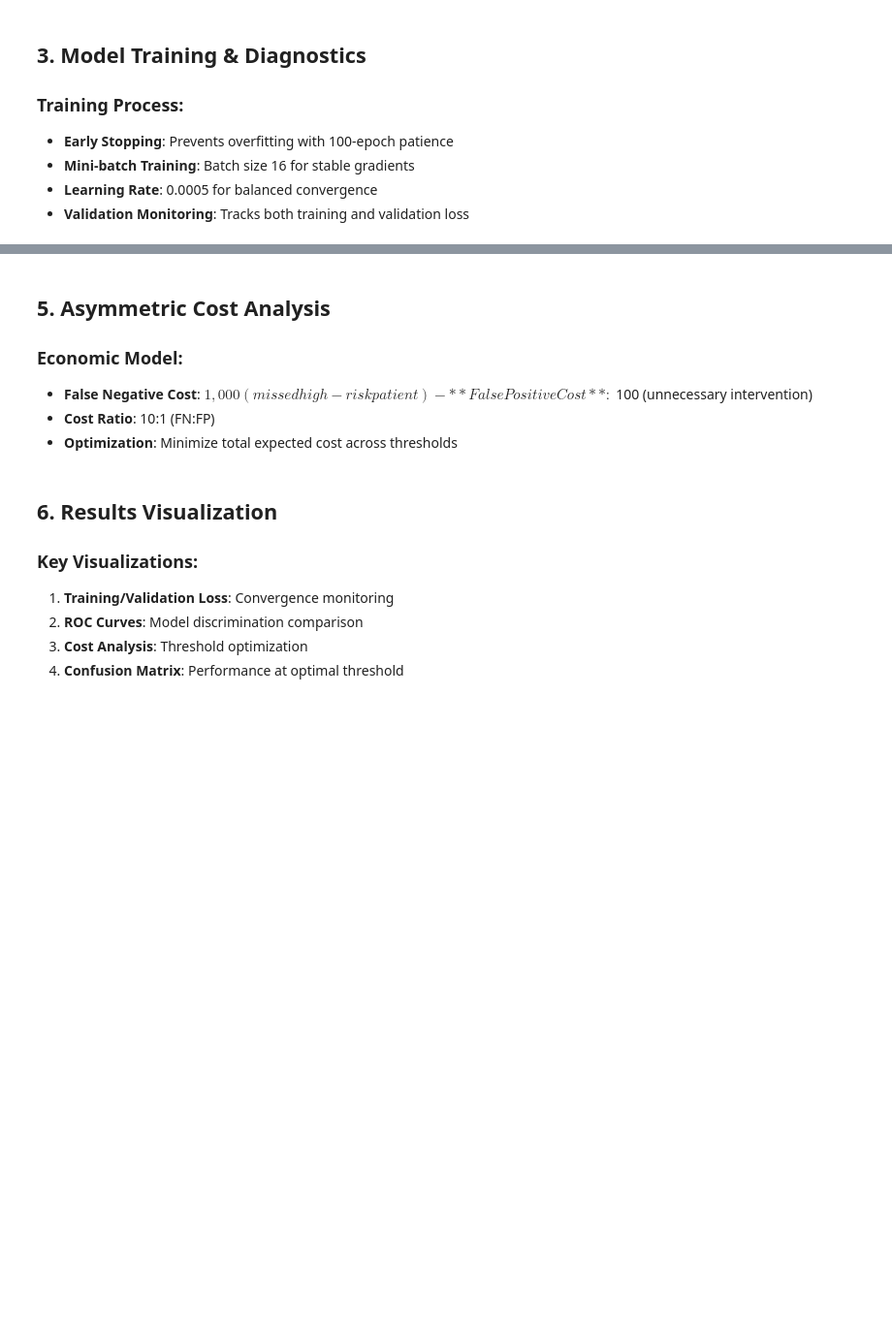
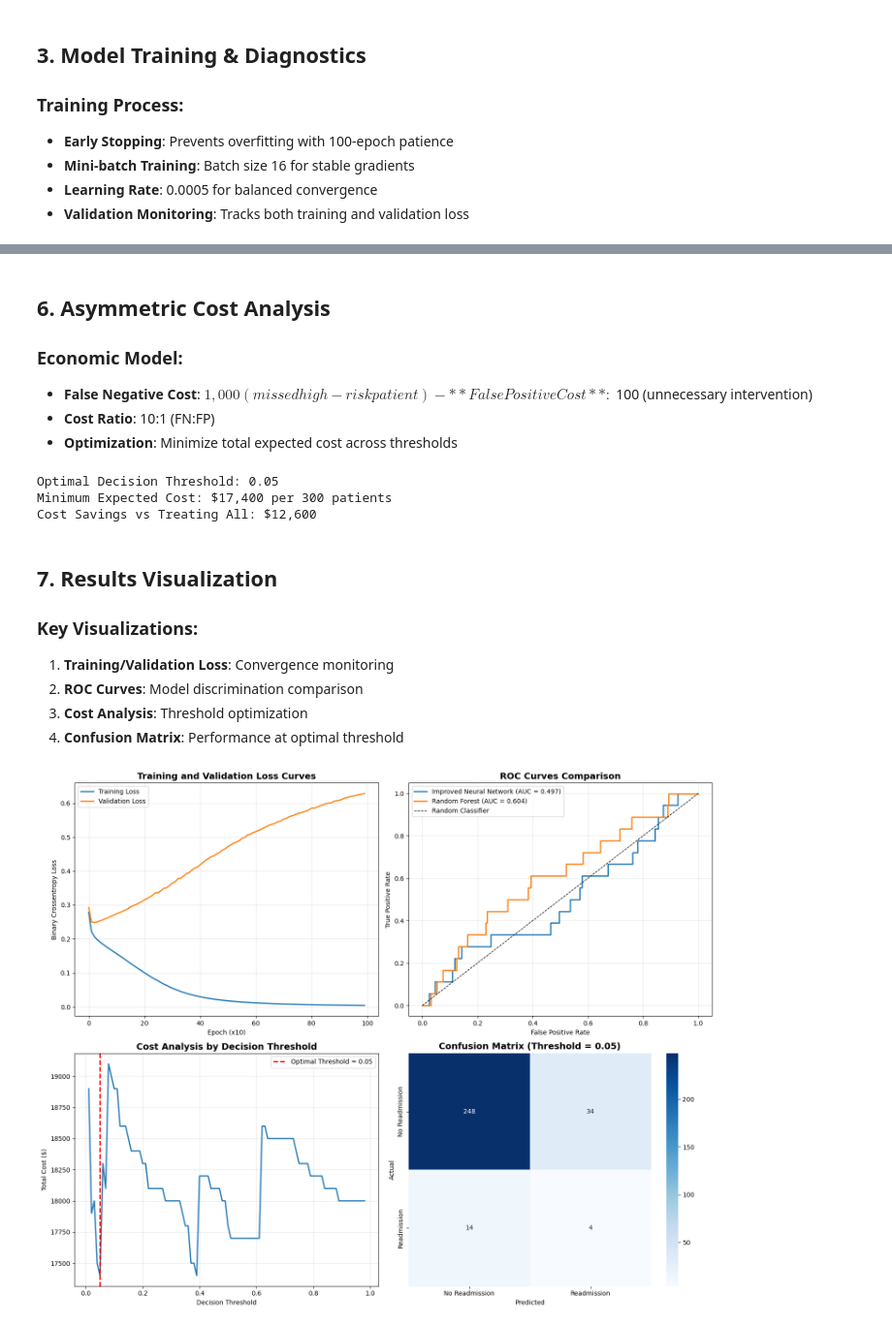
Before and after one commit to MrGladiator14/assignment45, a Jupyter notebook: hospital_neural_network_analysis.ipynb, the cells around one changed output, grey strips where cells are left out. Shown at 97% size. Drawn from its saved outputs; the diff is of its cells as text; code cells hidden in the pictures; blank space fills up the shorter version.

```diff
--- a/hospital_neural_network_analysis.ipynb
+++ b/hospital_neural_network_analysis.ipynb
@@ -275,5 +372,5 @@ rf, rf_pred_proba, rf_pred = train_sklearn_benchmark(X_train, X_test, y_train, y
 # %% [markdown]
-## 5. Asymmetric Cost Analysis
+## 6. Asymmetric Cost Analysis
 
 ### Economic Model:
 - **False Negative Cost**: $1,000 (missed high-risk patient)
@@ -299,13 +396,18 @@ def calculate_optimal_threshold(y_true, y_pred_proba, fn_cost=1000, fp_cost=100)
 
     return optimal_threshold, min_cost, thresholds, costs
 
-optimal_threshold, min_cost, thresholds, costs = calculate_optimal_threshold(y_test, nn_pred_proba)
+# Use improved neural network for cost analysis
+optimal_threshold, min_cost, thresholds, costs = calculate_optimal_threshold(y_test, improved_pred_proba)
 
 print(f"Optimal Decision Threshold: {optimal_threshold:.2f}")
 print(f"Minimum Expected Cost: ${min_cost:,.0f} per {len(y_test)} patients")
 print(f"Cost Savings vs Treating All: ${(len(y_test) * 100) - min_cost:,.0f}")
+# %% [output]
+Optimal Decision Threshold: 0.05
+Minimum Expected Cost: $17,400 per 300 patients
+Cost Savings vs Treating All: $12,600
 # %% [markdown]
-## 6. Results Visualization
+## 7. Results Visualization
 
 ### Key Visualizations:
 1. **Training/Validation Loss**: Convergence monitoring
@@ -313,54 +415,51 @@ print(f"Cost Savings vs Treating All: ${(len(y_test) * 100) - min_cost:,.0f}")
 3. **Cost Analysis**: Threshold optimization
 4. **Confusion Matrix**: Performance at optimal threshold
 # %%
-def plot_comprehensive_results(nn, y_test, nn_pred_proba, rf_pred_proba, thresholds, costs):
+def plot_comprehensive_results(nn_improved, y_test, improved_pred_proba, rf_pred_proba, thresholds, costs):
     fig, axes = plt.subplots(2, 2, figsize=(15, 12))
 
-    # Training loss curves
-    axes[0, 0].plot(nn.loss_history, label='Training Loss', linewidth=2)
-    axes[0, 0].plot(nn.val_loss_history, label='Validation Loss', linewidth=2)
+    axes[0, 0].plot(nn_improved.loss_history, label='Training Loss', linewidth=2)
+    axes[0, 0].plot(nn_improved.val_loss_history, label='Validation Loss', linewidth=2)
     axes[0, 0].set_title('Training and Validation Loss Curves', fontsize=14, fontweight='bold')
     axes[0, 0].set_xlabel('Epoch (x10)')
     axes[0, 0].set_ylabel('Binary Crossentropy Loss')
     axes[0, 0].legend()
     axes[0, 0].grid(True, alpha=0.3)
 
-    # ROC curves
     from sklearn.metrics import roc_curve
-    nn_fpr, nn_tpr, _ = roc_curve(y_test, nn_pred_proba)
+    nn_fpr, nn_tpr, _ = roc_curve(y_test, improved_pred_proba)
     rf_fpr, rf_tpr, _ = roc_curve(y_test, rf_pred_proba)
 
-    axes[0, 1].plot(nn_fpr, nn_tpr, label=f'Neural Network (AUC = {roc_auc_score(y_test, nn_pred_proba):.3f})', linewidth=2)
+    axes[0, 1].plot(nn_fpr, nn_tpr, label=f'Improved Neural Network (AUC = {roc_auc_score(y_test, improved_pred_proba):.3f})', linewidth=2)
     axes[0, 1].plot(rf_fpr, rf_tpr, label=f'Random Forest (AUC = {roc_auc_score(y_test, rf_pred_proba):.3f})', linewidth=2)
     axes[0, 1].plot([0, 1], [0, 1], 'k--', label='Random Classifier', linewidth=1)
     axes[0, 1].set_title('ROC Curves Comparison', fontsize=14, fontweight='bold')
     axes[0, 1].set_xlabel('False Positive Rate')
     axes[0, 1].set_ylabel('True Positive Rate')
     axes[0, 1].legend()
     axes[0, 1].grid(True, alpha=0.3)
 
-    # Cost analysis
     axes[1, 0].plot(thresholds, costs, linewidth=2)
     axes[1, 0].axvline(optimal_threshold, color='red', linestyle='--', linewidth=2, label=f'Optimal Threshold = {optimal_threshold:.2f}')
     axes[1, 0].set_title('Cost Analysis by Decision Threshold', fontsize=14, fontweight='bold')
     axes[1, 0].set_xlabel('Decision Threshold')
     axes[1, 0].set_ylabel('Total Cost ($)')
     axes[1, 0].legend()
     axes[1, 0].grid(True, alpha=0.3)
 
-    # Confusion matrix at optimal threshold
-    optimal_pred = (nn_pred_proba >= optimal_threshold).astype(int)
+    optimal_pred = (improved_pred_proba >= optimal_threshold).astype(int)
     cm = confusion_matrix(y_test, optimal_pred)
     sns.heatmap(cm, annot=True, fmt='d', cmap='Blues', ax=axes[1, 1],
                 xticklabels=['No Readmission', 'Readmission'],
                 yticklabels=['No Readmission', 'Readmission'])
     axes[1, 1].set_title(f'Confusion Matrix (Threshold = {optimal_threshold:.2f})', fontsize=14, fontweight='bold')
     axes[1, 1].set_xlabel('Predicted')
     axes[1, 1].set_ylabel('Actual')
 
     plt.tight_layout()
     plt.savefig('hospital_nn_comprehensive_results.png', dpi=300, bbox_inches='tight')
     plt.show()
 
-# Generate comprehensive plots
-plot_comprehensive_results(nn, y_test, nn_pred_proba, rf_pred_proba, thresholds, costs)
+plot_comprehensive_results(nn_improved, y_test, improved_pred_proba, rf_pred_proba, thresholds, costs)
+# %% [output]
+[figure, added]
```
Also changed, not shown: parts of 11 cells of this notebook, 3 other files.
